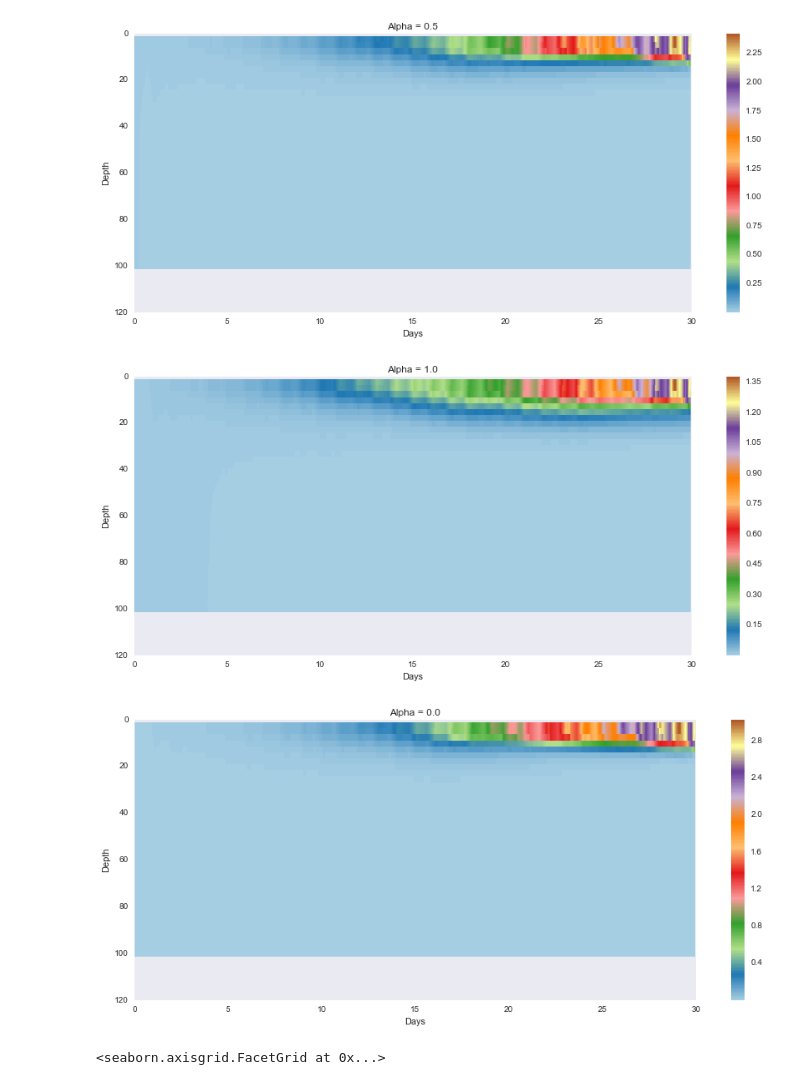
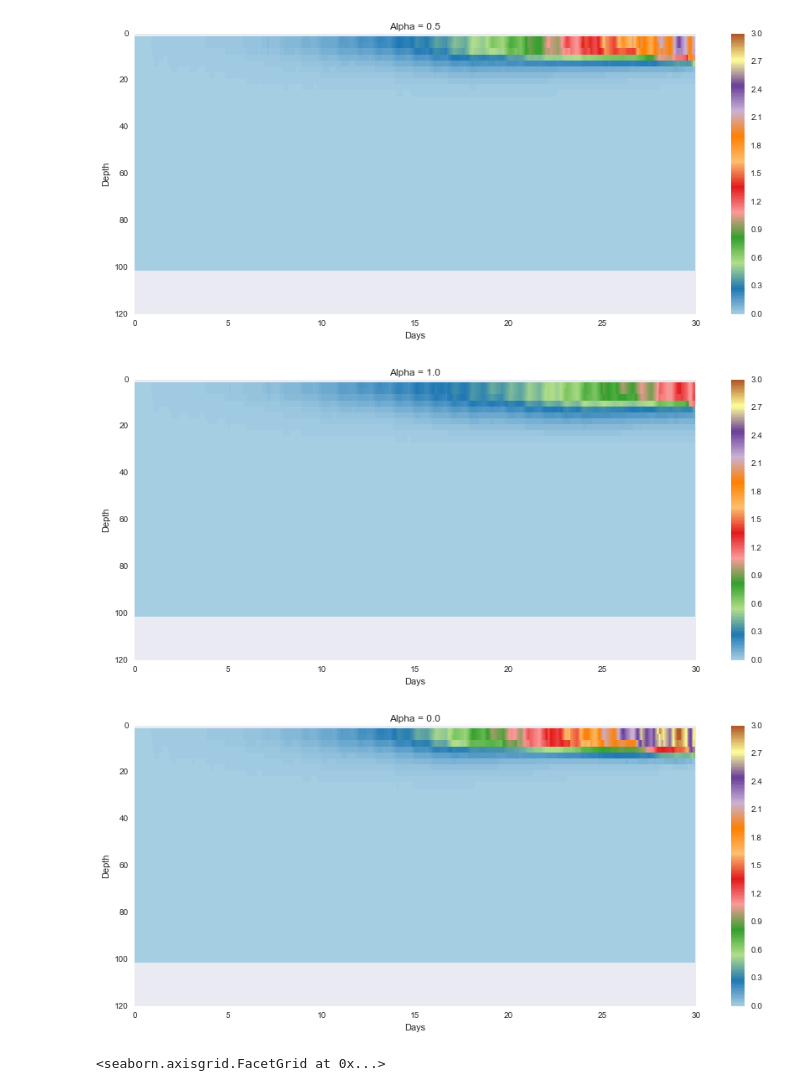
Before and after one commit to SalishSeaCast/analysis-james, a Jupyter notebook: notebooks/mesozoo_alpha_sensitivity.ipynb, the cells around one changed output. Drawn from its saved outputs; the diff is of its cells as text; code cells hidden in the pictures.

Commit message:
made colour range the same for the three alpha plots

```diff
--- a/notebooks/mesozoo_alpha_sensitivity.ipynb
+++ b/notebooks/mesozoo_alpha_sensitivity.ipynb
@@ -27,20 +27,20 @@ dataset_dict = dict(zip(alpha_vals, tracer_datasets))
 # %%
 for alpha in dataset_dict:
     z = dataset_dict[alpha].deptht.values
     t= np.array([float(x) for x in dataset_dict[alpha].time_centered.values])
     tz,zt=np.meshgrid((t[:] - t[0])/10**9/3600/24,z[:])
 
     fig, ax = plt.subplots(1, 1,figsize=(15,6))
-    mesh=plt.pcolormesh(tz,zt,dataset_dict[alpha].PHY.values[:,:,2,2].T)
+    mesh=plt.pcolormesh(tz,zt,dataset_dict[alpha].PHY.values[:,:,2,2].T, vmin = 0, vmax = 3)
     fig.colorbar(mesh)
     plt.gca().invert_yaxis()
     plt.title("Alpha = " + str(alpha))
     plt.xlabel("Days")
     plt.ylabel("Depth")
 # %% [output]
-[figure, old version]
+[figure, new version]
-[figure, old version]
+[figure, new version]
-[figure, old version]
+[figure, new version]
 # %%
 dataframe_list = []
 for alpha in dataset_dict:
```
